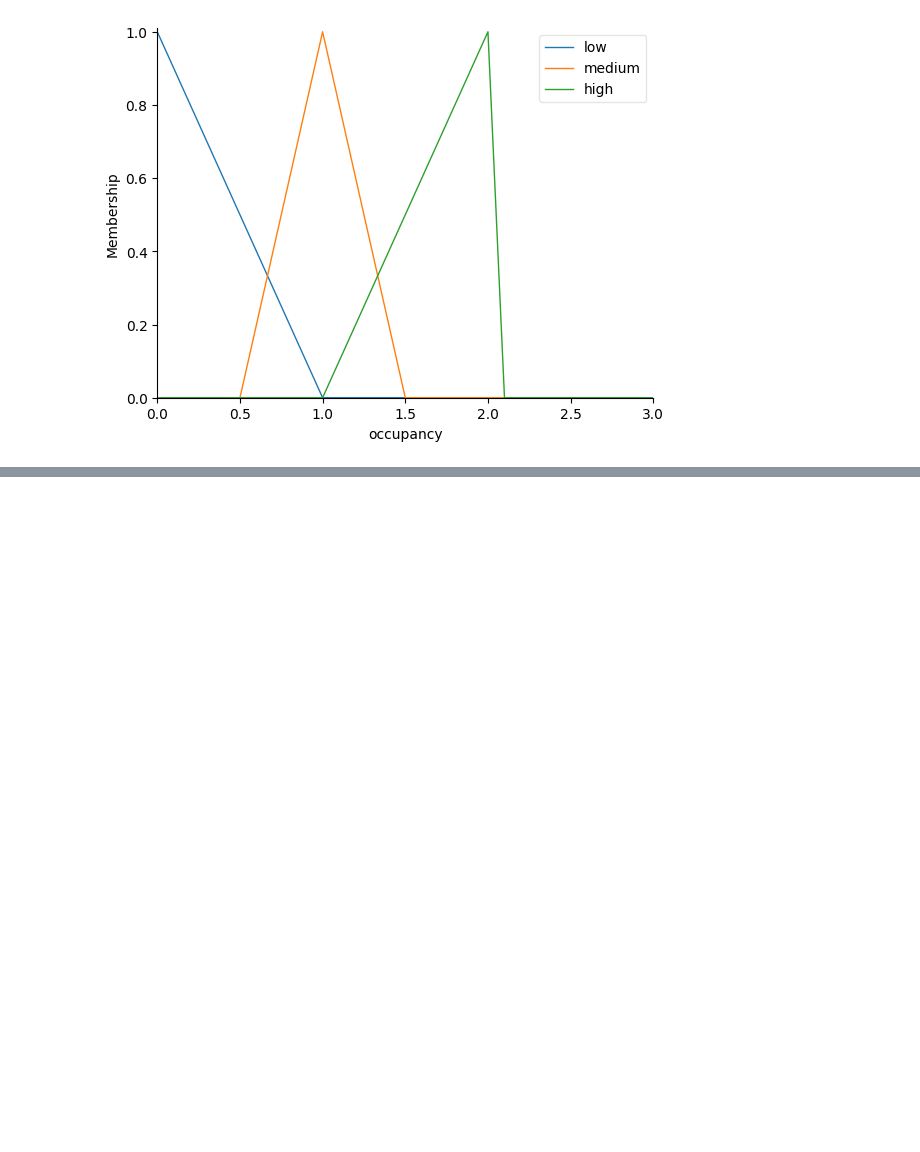
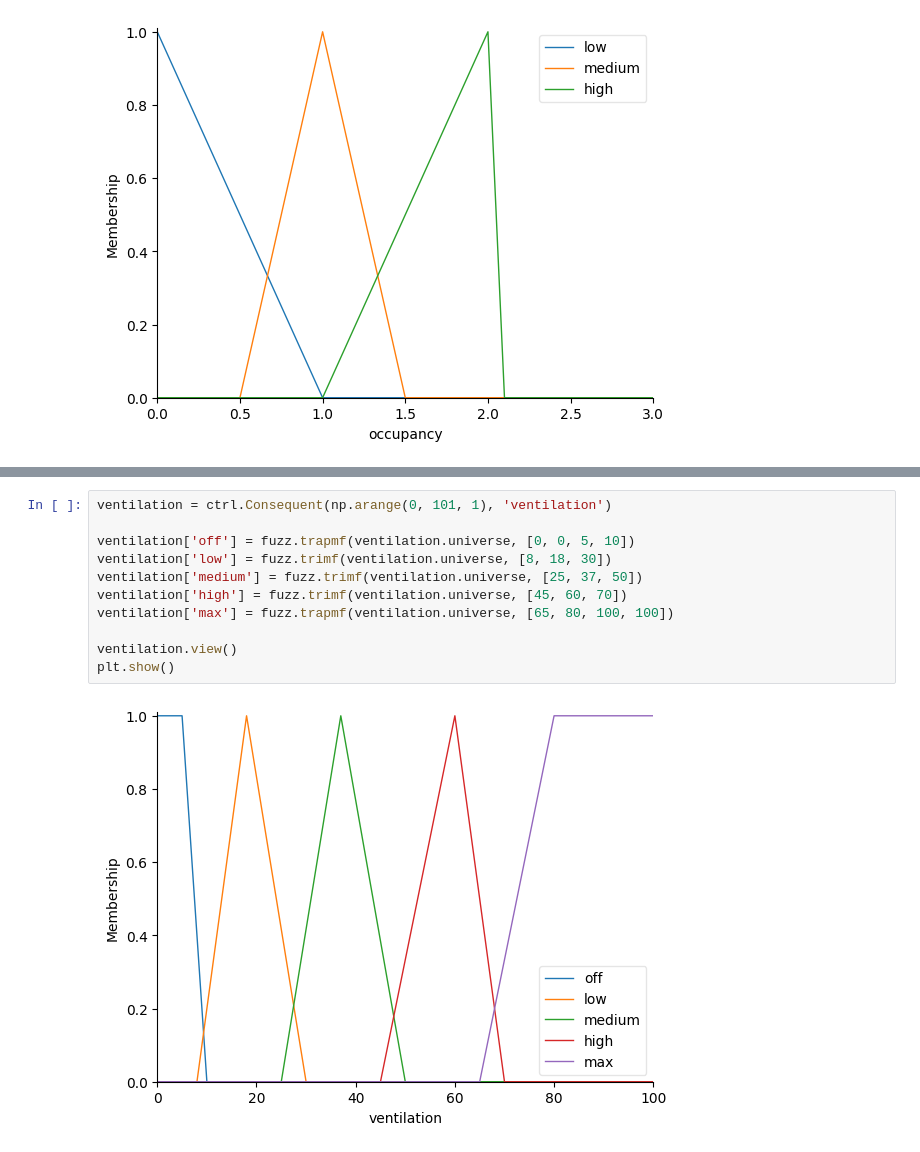
Before and after one commit to cimem37/CO653-Home-system-collaborative, a Jupyter notebook: home system fuzzy collaborative.ipynb, the cells around one changed output, grey strips where cells are left out. Cells and saved outputs as stored; diff of their text form; blank space fills up the shorter version.

```diff
--- a/home system fuzzy collaborative.ipynb
+++ b/home system fuzzy collaborative.ipynb
@@ -171,0 +199,13 @@ plt.show()
+# %%
+ventilation = ctrl.Consequent(np.arange(0, 101, 1), 'ventilation')
+
+ventilation['off'] = fuzz.trapmf(ventilation.universe, [0, 0, 5, 10])
+ventilation['low'] = fuzz.trimf(ventilation.universe, [8, 18, 30])
+ventilation['medium'] = fuzz.trimf(ventilation.universe, [25, 37, 50])
+ventilation['high'] = fuzz.trimf(ventilation.universe, [45, 60, 70])
+ventilation['max'] = fuzz.trapmf(ventilation.universe, [65, 80, 100, 100])
+
+ventilation.view()
+plt.show()
+# %% [output]
+[figure, added]
```
Also changed, not shown: parts of 4 cells of this notebook.
